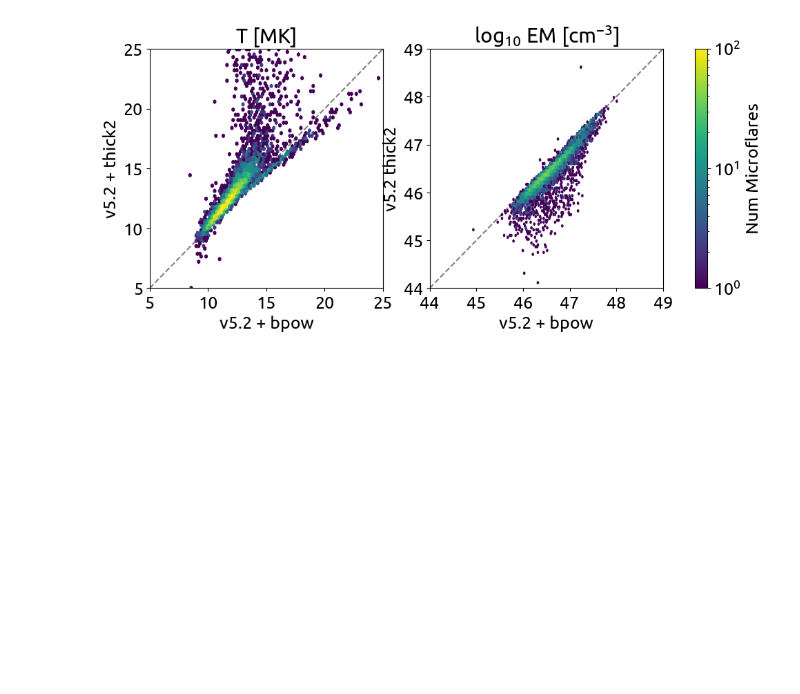
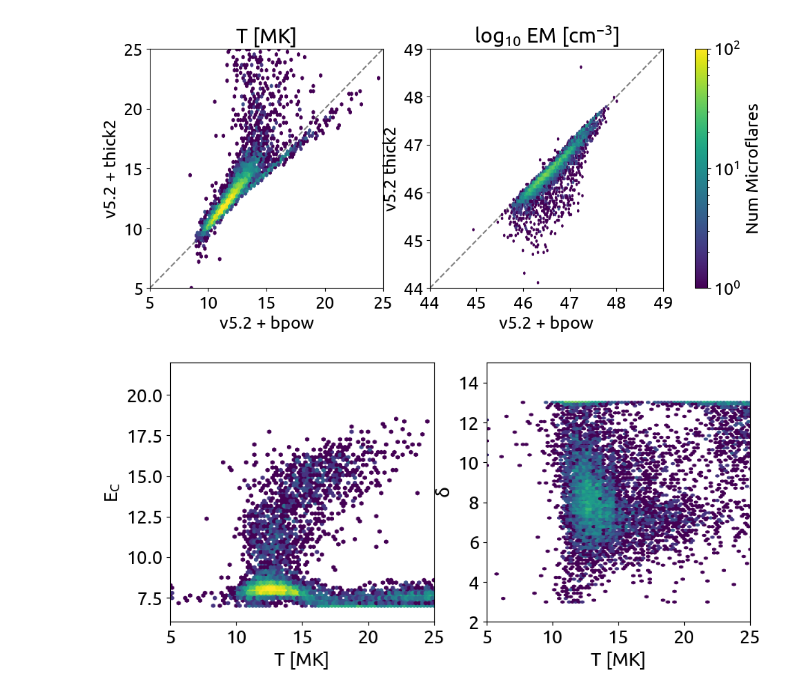
Before and after one commit to ianan/wee_2024, a Jupyter notebook: compare_bpowtt.ipynb, the cells around one changed output. Drawn from its saved outputs; the diff is of its cells as text; code cells hidden in the pictures; blank space fills up the shorter version.

```diff
--- a/compare_bpowtt.ipynb
+++ b/compare_bpowtt.ipynb
@@ -350,3 +357,26 @@ fig.colorbar(hex09, ax=axs.ravel().tolist(),label='Num Microflares')
 plt.show()
 # %% [output]
 [figure]
+# %%
+fig,axs=plt.subplots(1,2,figsize=(10,4.5))
+tmkr=[5,25]
+ecr=[6,22]
+delr=[2,15]
+hex07=axs[0].hexbin(tmk_t10[idgdth],ec_t10[idgdth],\
+                    gridsize=gs,cmap='viridis',norm=matplotlib.colors.LogNorm(vmin=1, vmax=vmax))
+axs[0].set_xlim(tmkr)
+axs[0].set_ylim(ecr)
+axs[0].set_xlabel('T [MK]')
+axs[0].set_ylabel(r'E$_C$')
+axs[0].locator_params(axis='both',nbins=7)
+
+hex09=axs[1].hexbin(tmk_t10[idgdth],del_t10[idgdth],\
+                    gridsize=gs,cmap='viridis',norm=matplotlib.colors.LogNorm(vmin=1, vmax=vmax))
+axs[1].set_xlim(tmkr)
+axs[1].set_ylim(delr)
+axs[1].set_xlabel('T [MK]')
+axs[1].set_ylabel('$\delta$')
+axs[1].locator_params(axis='both',nbins=7)
+plt.show()
+# %% [output]
+[figure, added]
```
Also changed, not shown: parts of 5 cells of this notebook.
